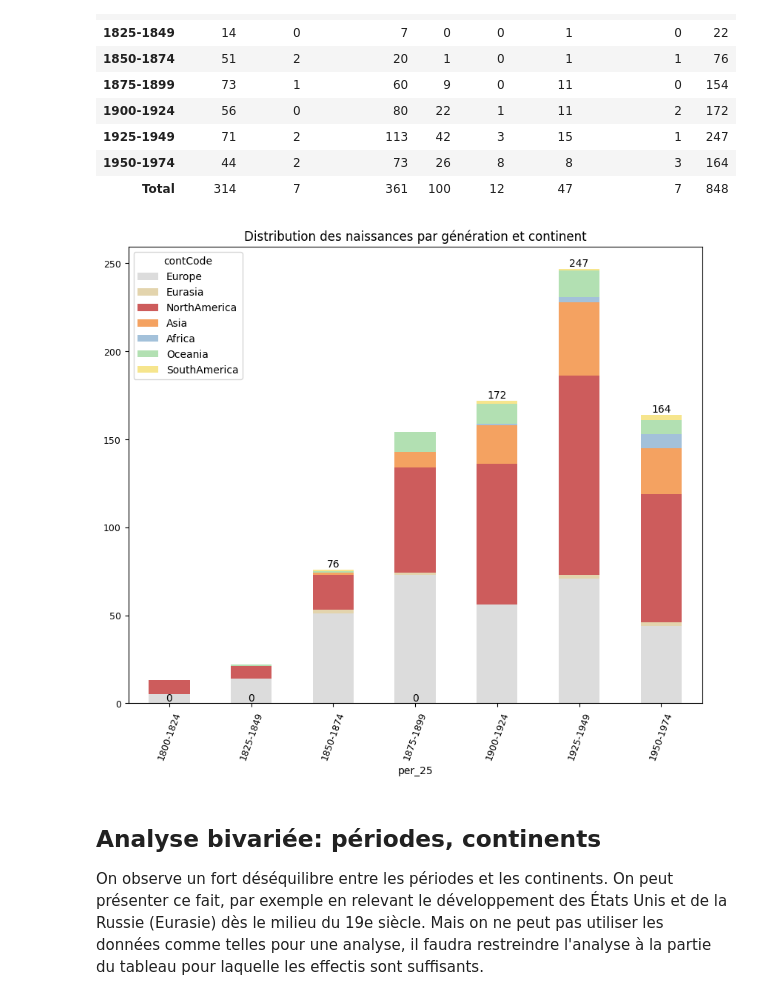
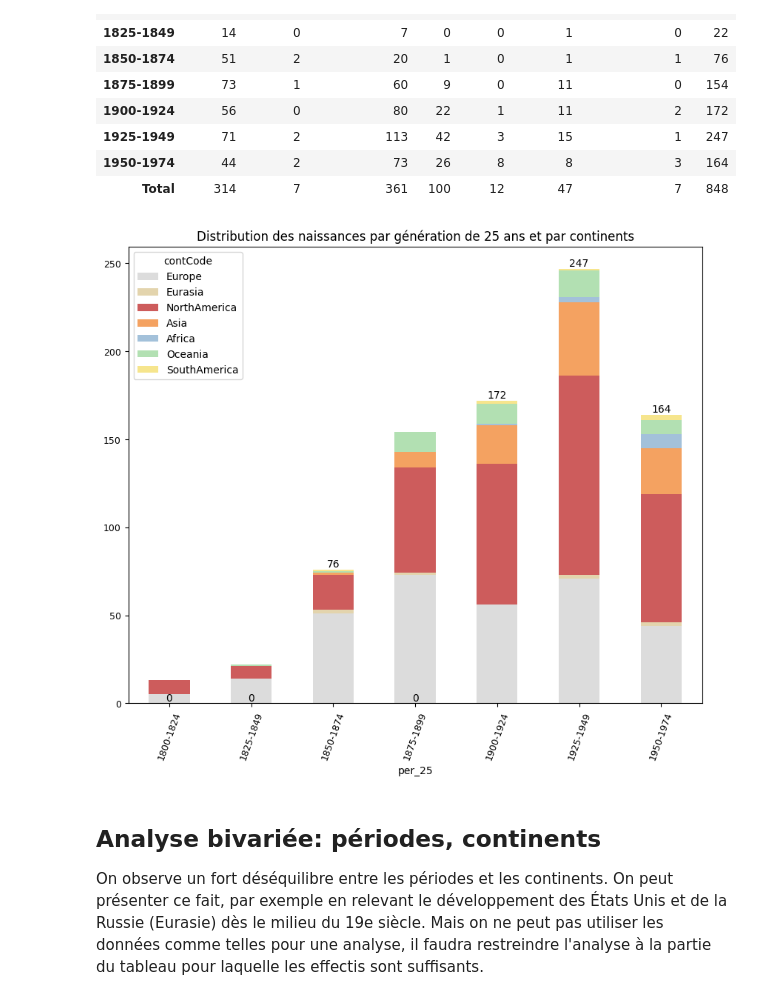
Before and after one commit to Raphix93/2HS2179_militants-pour-la-paix, a Jupyter notebook: notebooksJupyter/wdt_bivariee_generations_continents_triplestore.ipynb, the cells around one changed output. Drawn from its saved outputs; the diff is of its cells as text; code cells hidden in the pictures.

```diff
--- a/notebooksJupyter/wdt_bivariee_generations_continents_triplestore.ipynb
+++ b/notebooksJupyter/wdt_bivariee_generations_continents_triplestore.ipynb
@@ -471,20 +462,20 @@ col_palette_1 = [
 # %%
 ### Représenter l'évolution de la distribution dans le temps par continent
 #  Documentation
 # https://pandas.pydata.org/pandas-docs/stable/reference/api/pandas.DataFrame.plot.bar.html
 
 data = ddf.iloc[:-1,:-1]
 
 ax = data.plot.bar(stacked=True, rot=70, fontsize=9, figsize=(10,8),
                      color=col_palette_1)
-plt.title('Distribution des naissances par génération et continent')
+plt.title('Distribution des naissances par génération de 25 ans et par continents')
 
 ## https://stackoverflow.com/questions/71320380/add-only-the-total-values-on-top-of-stacked-bars
 ax.bar_label(ax.containers[-1])
 
 plt.show()
 # %% [output]
-[figure, old version]
+[figure, new version]
 # %% [markdown]
 ## Analyse bivariée: périodes, continents
 
```
Also changed, not shown: parts of 5 cells of this notebook, 4 other files.
